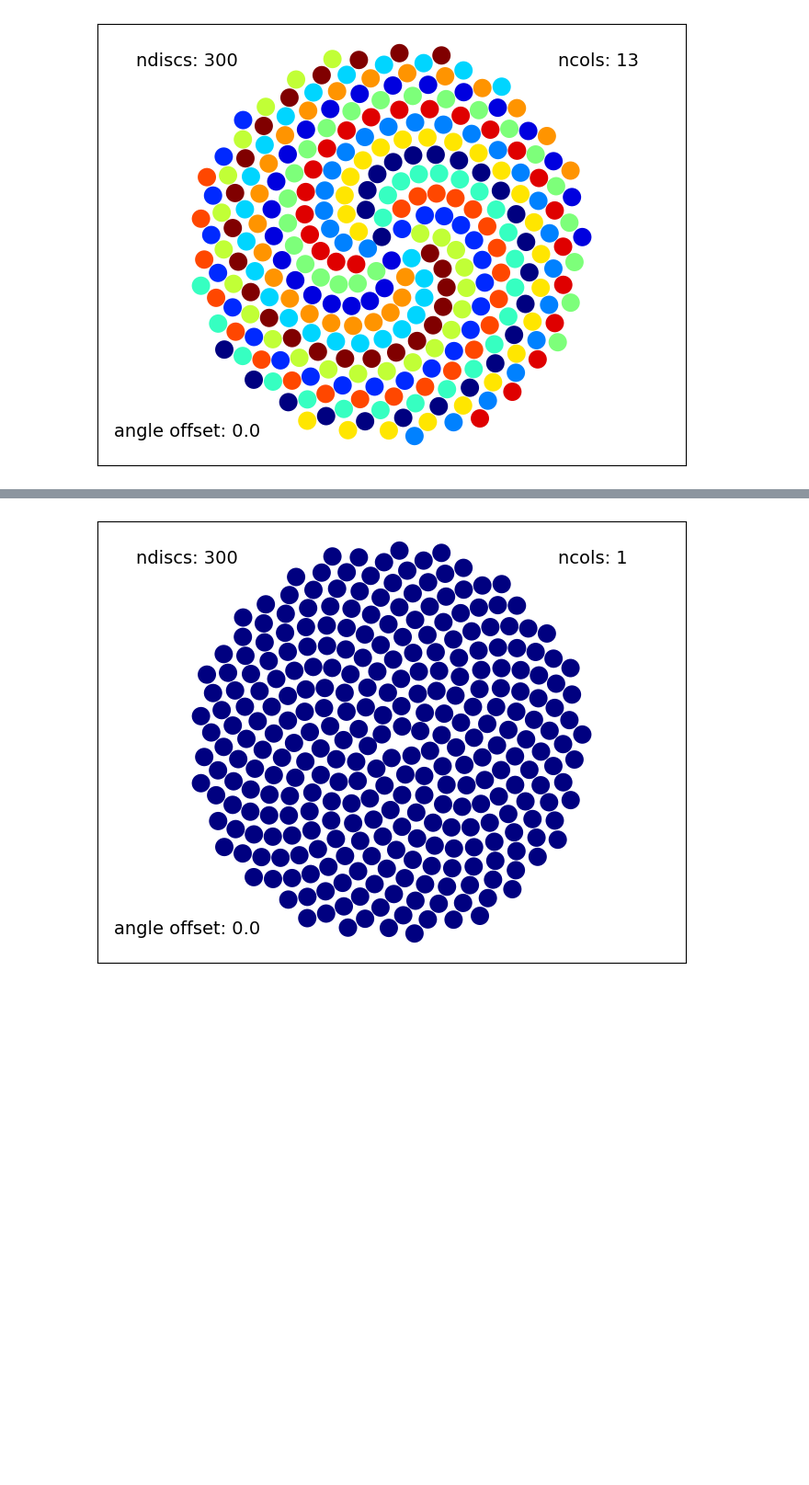
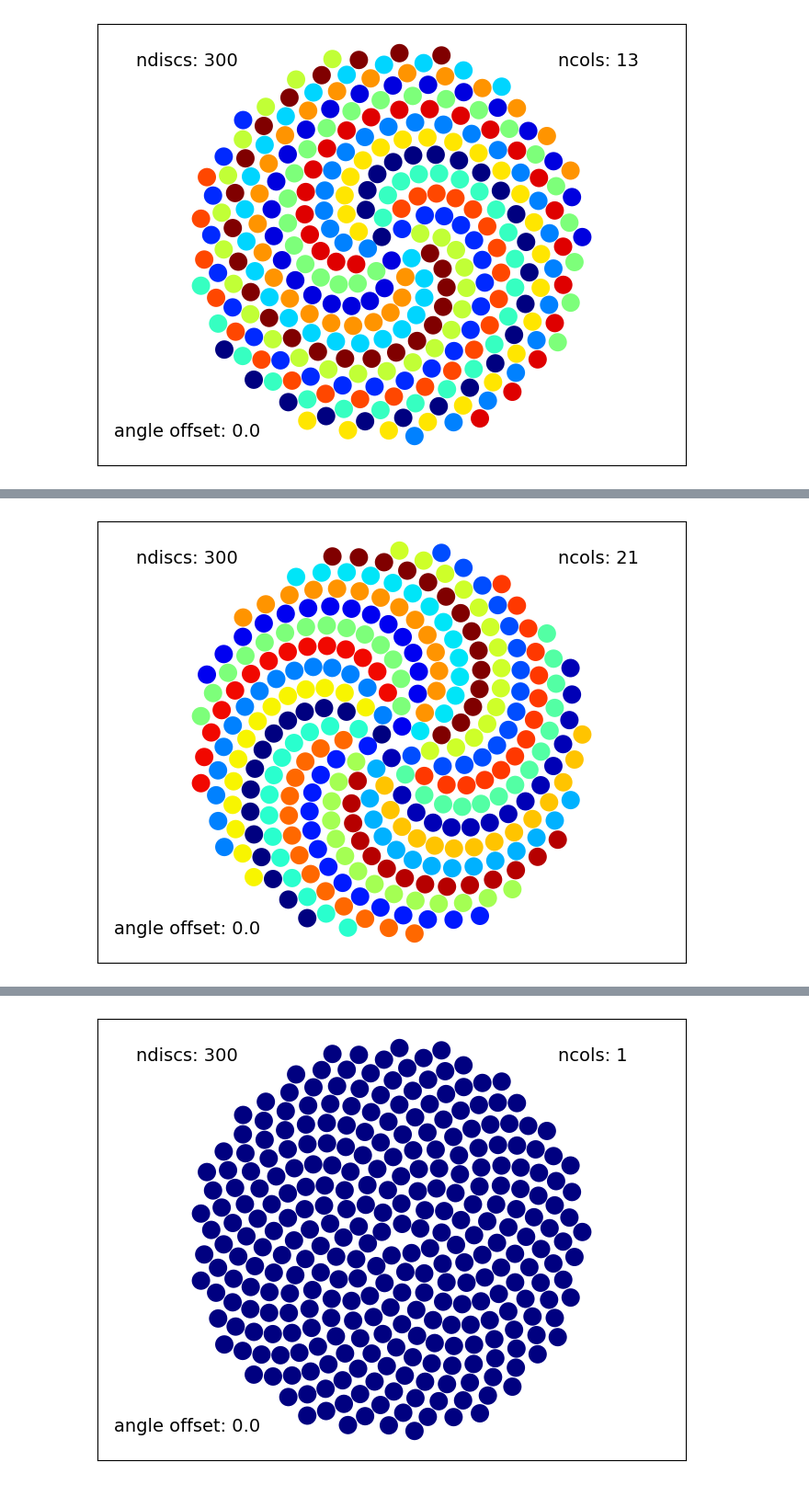
Before and after one commit to Jim-Pearson/Jim-Pearson.github.io, a Jupyter notebook: SunflowerSim.ipynb, the cells around one changed output, grey strips where cells are left out. Shown at 92% size. Cells and saved outputs as stored; diff of their text form; code cells hidden in the pictures; blank space fills up the shorter version.

```diff
--- a/SunflowerSim.ipynb
+++ b/SunflowerSim.ipynb
@@ -88,0 +91,7 @@ Sunflower(numberOfDiscs, colors, angleOffset)
+# %%
+numberOfDiscs=300
+colors=21
+angleOffset=0.0
+Sunflower(numberOfDiscs, colors, angleOffset)
+# %% [output]
+[figure, added]
```
Also changed, not shown: parts of 10 cells of this notebook, 23 other files.
